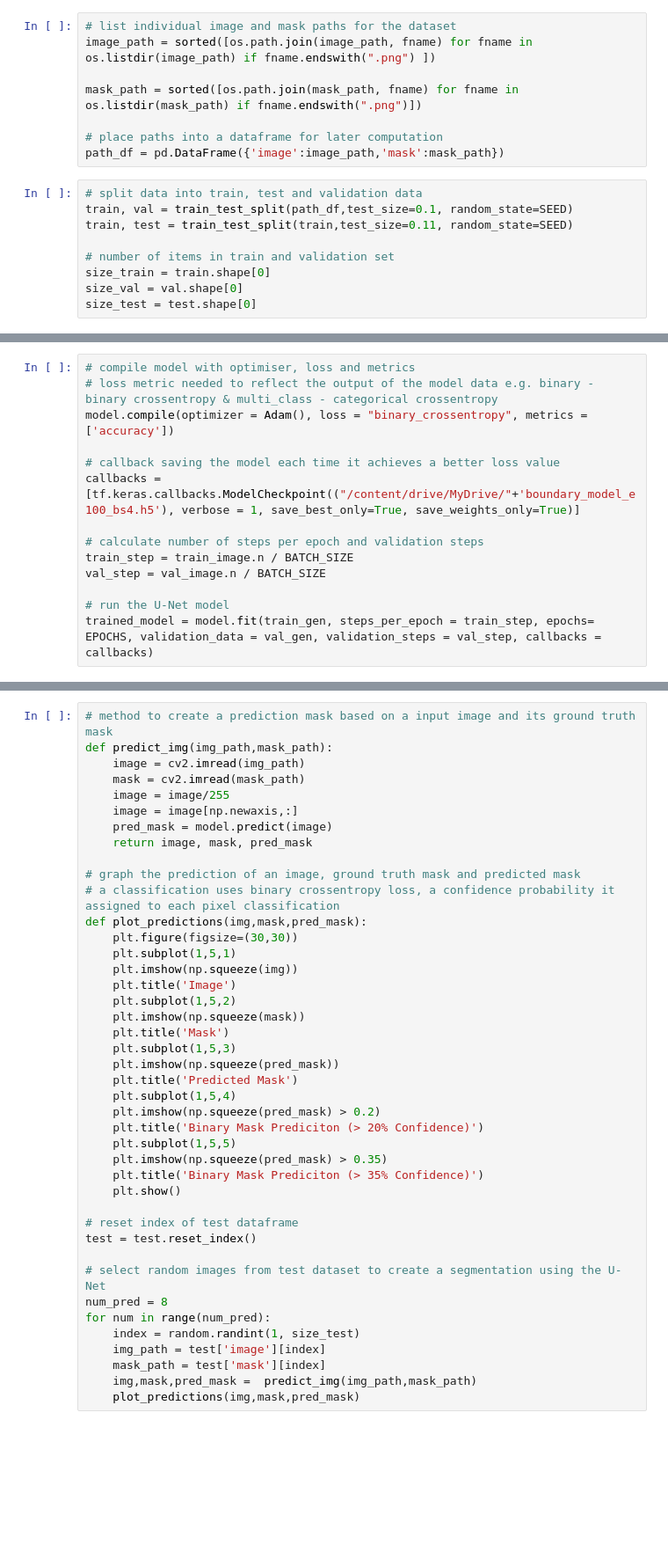
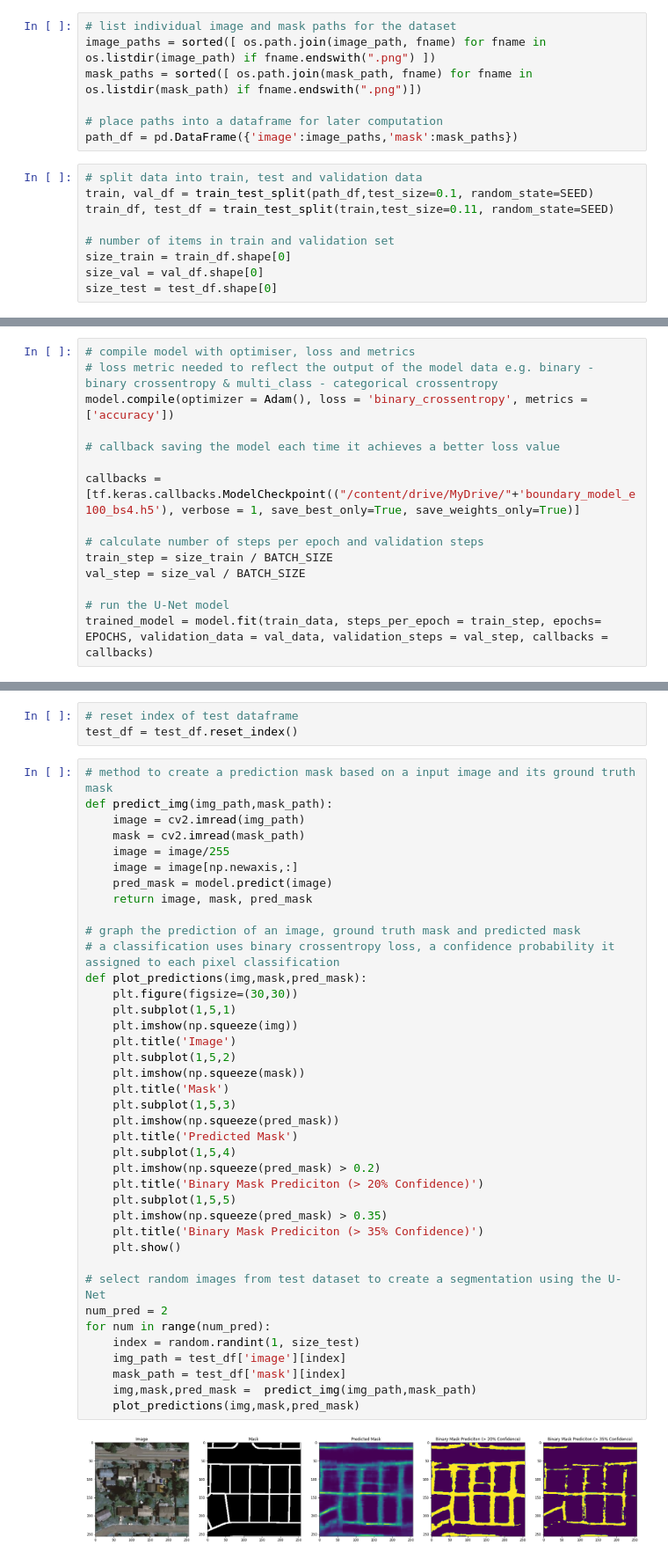
Before and after one commit to james-t-little/cnn_diss_repo, a Jupyter notebook: code/parcel_boundary_model.ipynb, the cells around one changed output, grey strips where cells are left out. Shown at 88% size. Cells and saved outputs as stored; diff of their text form; blank space fills up the shorter version.

```diff
--- a/code/parcel_boundary_model.ipynb
+++ b/code/parcel_boundary_model.ipynb
@@ -39,21 +45,20 @@ mask_path = os.path.join(path,"binary_mask")
 Drive already mounted at /content/drive; to attempt to forcibly remount, call drive.mount("/content/drive", force_remount=True).
 # %%
 # list individual image and mask paths for the dataset
-image_path = sorted([os.path.join(image_path, fname) for fname in os.listdir(image_path) if fname.endswith(".png") ])
-
-mask_path = sorted([os.path.join(mask_path, fname) for fname in os.listdir(mask_path) if fname.endswith(".png")])
+image_paths = sorted([ os.path.join(image_path, fname) for fname in os.listdir(image_path) if fname.endswith(".png") ])
+mask_paths = sorted([ os.path.join(mask_path, fname) for fname in os.listdir(mask_path) if fname.endswith(".png")])
 
 # place paths into a dataframe for later computation
-path_df = pd.DataFrame({'image':image_path,'mask':mask_path})
+path_df = pd.DataFrame({'image':image_paths,'mask':mask_paths})
 # %%
 # split data into train, test and validation data
-train, val = train_test_split(path_df,test_size=0.1, random_state=SEED)
-train, test = train_test_split(train,test_size=0.11, random_state=SEED)
+train, val_df = train_test_split(path_df,test_size=0.1, random_state=SEED)
+train_df, test_df = train_test_split(train,test_size=0.11, random_state=SEED)
 
 # number of items in train and validation set
-size_train = train.shape[0]
-size_val = val.shape[0]
-size_test = test.shape[0]
+size_train = train_df.shape[0]
+size_val = val_df.shape[0]
+size_test = test_df.shape[0]
 # %%
 # set hyperparameter values
 EPOCHS = 65
@@ -160,16 +166,17 @@ model = u_net_seg_model((IMG_SIZE, IMG_SIZE, 3), n_classes = 1, filter_start = 3
 # %%
 # compile model with optimiser, loss and metrics
 # loss metric needed to reflect the output of the model data e.g. binary - binary crossentropy & multi_class - categorical crossentropy
-model.compile(optimizer = Adam(), loss = "binary_crossentropy", metrics = ['accuracy'])
+model.compile(optimizer = Adam(), loss = 'binary_crossentropy', metrics = ['accuracy'])
 
 # callback saving the model each time it achieves a better loss value
+
 callbacks = [tf.keras.callbacks.ModelCheckpoint(("/content/drive/MyDrive/"+'boundary_model_e100_bs4.h5'), verbose = 1, save_best_only=True, save_weights_only=True)]
 
 # calculate number of steps per epoch and validation steps
-train_step = train_image.n / BATCH_SIZE
-val_step = val_image.n / BATCH_SIZE
+train_step = size_train / BATCH_SIZE
+val_step = size_val / BATCH_SIZE
 
 # run the U-Net model
-trained_model = model.fit(train_gen, steps_per_epoch = train_step, epochs= EPOCHS, validation_data = val_gen, validation_steps = val_step, callbacks = callbacks)
+trained_model = model.fit(train_data, steps_per_epoch = train_step, epochs= EPOCHS, validation_data = val_data, validation_steps = val_step, callbacks = callbacks)
 # %% [output]
 Epoch 1/65
@@ -197,3 +224,6 @@ plot_training_data("Training and Validation Accuracy", accuracy, val_accuracy)
+# %%
+# reset index of test dataframe
+test_df = test_df.reset_index()
 # %%
 # method to create a prediction mask based on a input image and its ground truth mask
 def predict_img(img_path,mask_path):
@@ -203,36 +233,35 @@ def predict_img(img_path,mask_path):
     image = image[np.newaxis,:]
     pred_mask = model.predict(image)
     return image, mask, pred_mask
 
 # graph the prediction of an image, ground truth mask and predicted mask
 # a classification uses binary crossentropy loss, a confidence probability it assigned to each pixel classification
 def plot_predictions(img,mask,pred_mask):
     plt.figure(figsize=(30,30))
     plt.subplot(1,5,1)
     plt.imshow(np.squeeze(img))
     plt.title('Image')
     plt.subplot(1,5,2)
     plt.imshow(np.squeeze(mask))
     plt.title('Mask')
     plt.subplot(1,5,3)
     plt.imshow(np.squeeze(pred_mask))
     plt.title('Predicted Mask')
     plt.subplot(1,5,4)
     plt.imshow(np.squeeze(pred_mask) > 0.2)
     plt.title('Binary Mask Prediciton (> 20% Confidence)')
     plt.subplot(1,5,5)
     plt.imshow(np.squeeze(pred_mask) > 0.35)
     plt.title('Binary Mask Prediciton (> 35% Confidence)')
     plt.show()
 
-# reset index of test dataframe
-test = test.reset_index()
-
 # select random images from test dataset to create a segmentation using the U-Net
-num_pred = 8
+num_pred = 2
 for num in range(num_pred):
     index = random.randint(1, size_test)
-    img_path = test['image'][index]
-    mask_path = test['mask'][index]
+    img_path = test_df['image'][index]
+    mask_path = test_df['mask'][index]
     img,mask,pred_mask =  predict_img(img_path,mask_path)
     plot_predictions(img,mask,pred_mask)
+# %% [output]
+[figure, added]
```
Also changed, not shown: parts of 9 cells of this notebook, 1 other file.
